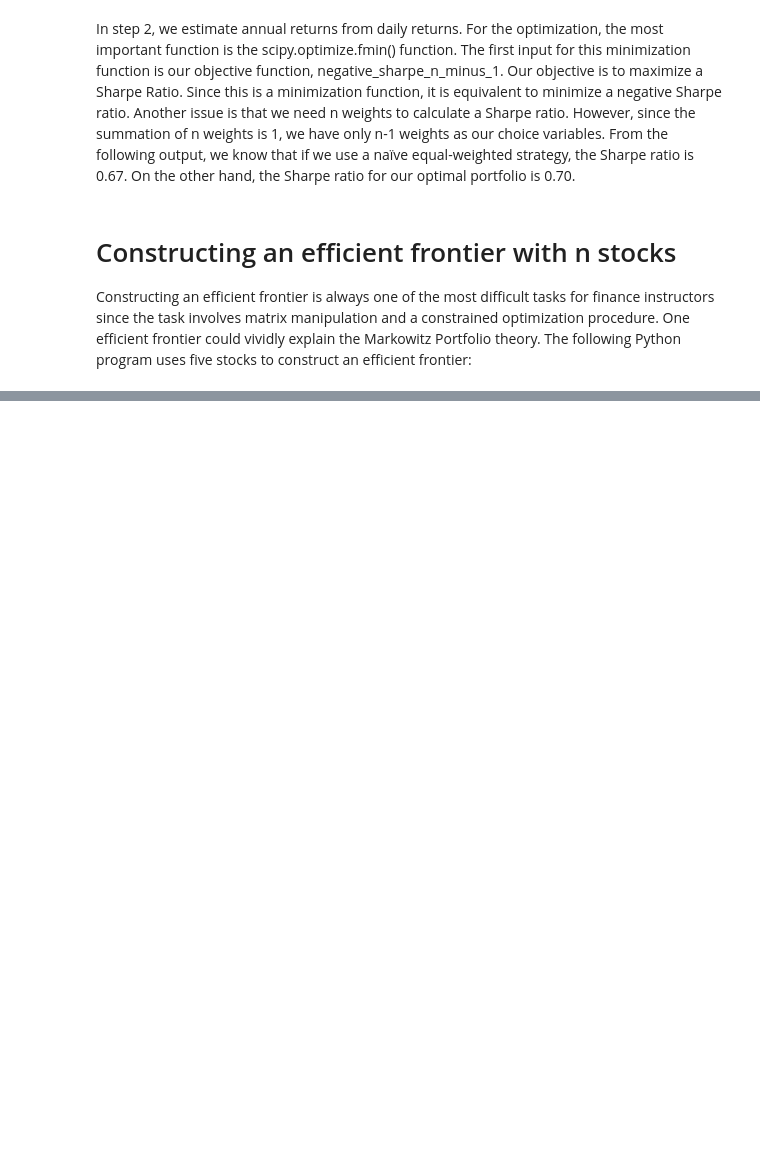
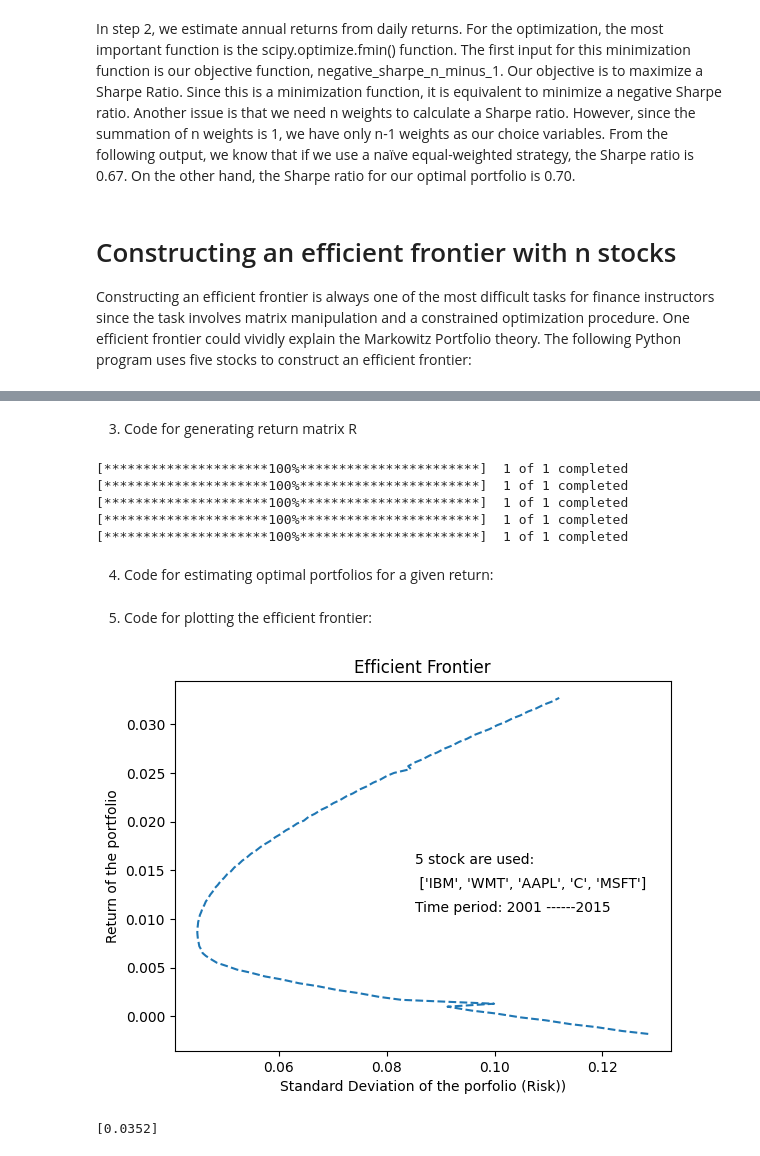
Before and after one commit to leoouyang781/Test-Repository, a Jupyter notebook: Python-For-Finance-2nd-Edition/Chapter 9.ipynb, the cells around one changed output, grey strips where cells are left out. Drawn from its saved outputs; the diff is of its cells as text; code cells hidden in the pictures; blank space fills up the shorter version.

```diff
--- a/Python-For-Finance-2nd-Edition/Chapter 9.ipynb
+++ b/Python-For-Finance-2nd-Edition/Chapter 9.ipynb
@@ -553,0 +562,3 @@ efficient frontier:
+# %%
+begYear,endYear = 2001,2015
+stocks=['IBM','WMT','AAPL','C','MSFT']
@@ -553,0 +573,58 @@ efficient frontier:
+# %%
+# function 2 - objective function
+def objFunction(W, R, target_ret):
+    stock_mean=np.mean(R,axis=0)
+    port_mean=np.dot(W,stock_mean) # portfolio mean
+    cov=np.cov(R.T) # var-cov matrix
+    port_var=np.dot(np.dot(W,cov),W.T) # portfolio variance
+    penalty = 2000*abs(port_mean-target_ret)# penalty 4 deviation
+    return np.sqrt(port_var) + penalty # objective function
+# %% [markdown]
+3. Code for generating return matrix R
+# %%
+R0=pd.DataFrame(ret_monthly(stocks[0])).rename(columns={'logret':stocks[0]}) # starting from 1st stock
+n_stock=len(stocks) # number of stocks
+for i in np.arange(1,n_stock): # merge with other stocks
+    x=pd.DataFrame(ret_monthly(stocks[i])).rename(columns = {'logret':stocks[i]})
+    R0=pd.merge(R0,x,left_index=True,right_index=True)
+    R=np.array(R0)
+# %% [output]
+[*********************100%***********************]  1 of 1 completed
+[*********************100%***********************]  1 of 1 completed
+[*********************100%***********************]  1 of 1 completed
+[*********************100%***********************]  1 of 1 completed
+[*********************100%***********************]  1 of 1 completed
+# %% [markdown]
+4. Code for estimating optimal portfolios for a given return:
+# %%
+out_mean,out_std,out_weight=[],[],[]
+
+stockMean=np.mean(R,axis=0)
+for r in np.linspace(np.min(stockMean),np.max(stockMean),num=100):
+    W = np.ones([n_stock])/n_stock # starting from equal weights
+    b_ = [(0,1) for i in range(n_stock)] # bounds, here no short
+    c_ = ({'type':'eq', 'fun': lambda W: sum(W)-1. })#constraint
+    result=sp.optimize.minimize(objFunction,W,(R,r),method='SLSQP',constraints=c_, bounds=b_)
+    if not result.success: # handle error raise
+        BaseException(result.message)
+    out_mean.append(round(r,4)) #4 decimal places
+    std_=round(np.std(np.sum(R*result.x,axis=1)),6)
+    out_std.append(std_)
+    out_weight.append(result.x)
+# %% [markdown]
+5. Code for plotting the efficient frontier:
+# %%
+plt.title('Efficient Frontier')
+plt.xlabel('Standard Deviation of the porfolio (Risk))')
+plt.ylabel('Return of the portfolio')
+plt.figtext(0.5,0.5,str(n_stock)+' stock are used: ')
+plt.figtext(0.5,0.45,' '+str(stocks))
+plt.figtext(0.5,0.4,'Time period: '+str(begYear)+' ------'+str(endYear))
+plt.plot(out_std,out_mean,'--')
+plt.show()
+# %% [output]
+[figure, added]
+# %%
+out_mean
+# %% [output]
+[0.0352]
```
Also changed, not shown: parts of 4 cells of this notebook.
